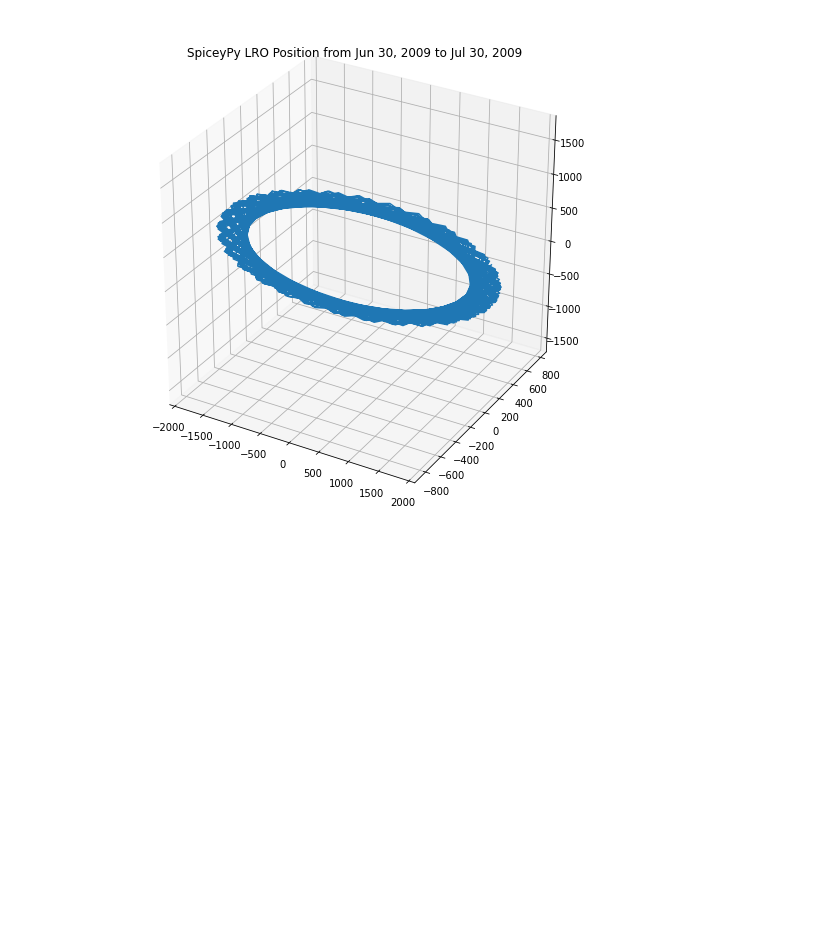
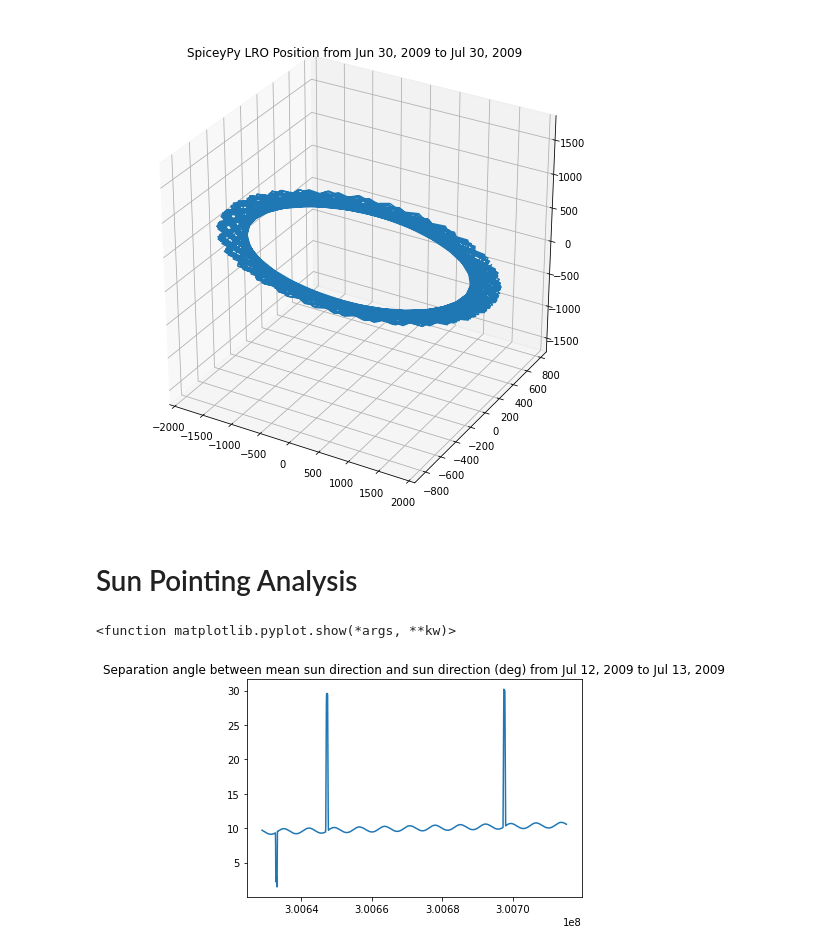
Before and after one commit to chandrabhraman/lro-analysis, a Jupyter notebook: Lunar_Reconnaisance_Orbiter_Analysis.ipynb, the cells around one changed output. Cells and saved outputs as stored; diff of their text form; code cells hidden in the pictures; blank space fills up the shorter version.

```diff
--- a/Lunar_Reconnaisance_Orbiter_Analysis.ipynb
+++ b/Lunar_Reconnaisance_Orbiter_Analysis.ipynb
@@ -101,3 +140,43 @@ plt.title('SpiceyPy LRO Position from {} to {}'.format(utc[0],utc[1]))
 plt.show()
 # %% [output]
 [figure]
+# %% [markdown]
+# Sun Pointing Analysis
+# %%
+# Sun Pointing Analysis
+step = 1500
+
+# we are going to get positions between these two dates
+#utc_spa = ['Jun 30, 2009', 'Jul 20, 2009']
+utc_spa = ['Jul 12, 2009', 'Jul 13, 2009']
+
+# get et values one and two, we could vectorize str2et
+etOne_spa, etTwo_spa = spice.str2et(utc_spa[0]), spice.str2et(utc_spa[1])
+
+# get times
+times_spa = [x*(etTwo_spa-etOne_spa)/step + etOne_spa for x in range(step)]
+# %%
+# Instrument reference: https://naif.jpl.nasa.gov/pub/naif/pds/data/lro-l-spice-6-v1.0/lrosp_1000/data/fk/lro_frames_2010214_v01.tf
+
+[pos, ltime] = spice.spkpos('SUN', times_spa,'LRO_SA','LT+S','LRO') # Sun position in Solar array frame
+#[pos, ltime] = spice.spkpos('SUN', times_spa,'LRO_SC_BUS','LT+S','LRO') # Sun position in Spacecraft bus frame
+
+# Non dimensionalize
+pos= pos / np.linalg.norm(pos, axis=1, keepdims=True)
+
+# Solar array normal estimate (mean position tracking)
+sa_normal = [np.mean(pos[:,0]),np.mean(pos[:,1]),np.mean(pos[:,2])]
+sa_normal = sa_normal / np.linalg.norm(sa_normal)
+
+# Compute the angular separation
+sep =  [spice.convrt(spice.vsep(sa_normal, pos[x,:]),'RADIANS', 'DEGREES') for x in range(pos.shape[0])]
+
+# Attitude and rate function reference: https://naif.jpl.nasa.gov/pub/naif/toolkit_docs/C/cspice/ckgpav_c.html
+#positions, lightTimes =spice.ckgpav(inst, sclkdp, tol, ref)
+# %%
+plt.plot(times_spa,sep)
+plt.title('Separation angle between mean sun direction and sun direction (deg) from {} to {}'.format(utc_spa[0],utc_spa[1]))
+plt.show
+# %% [output]
+<function matplotlib.pyplot.show(*args, **kw)>
+[figure, added]
```
Also changed, not shown: parts of 7 cells of this notebook.
